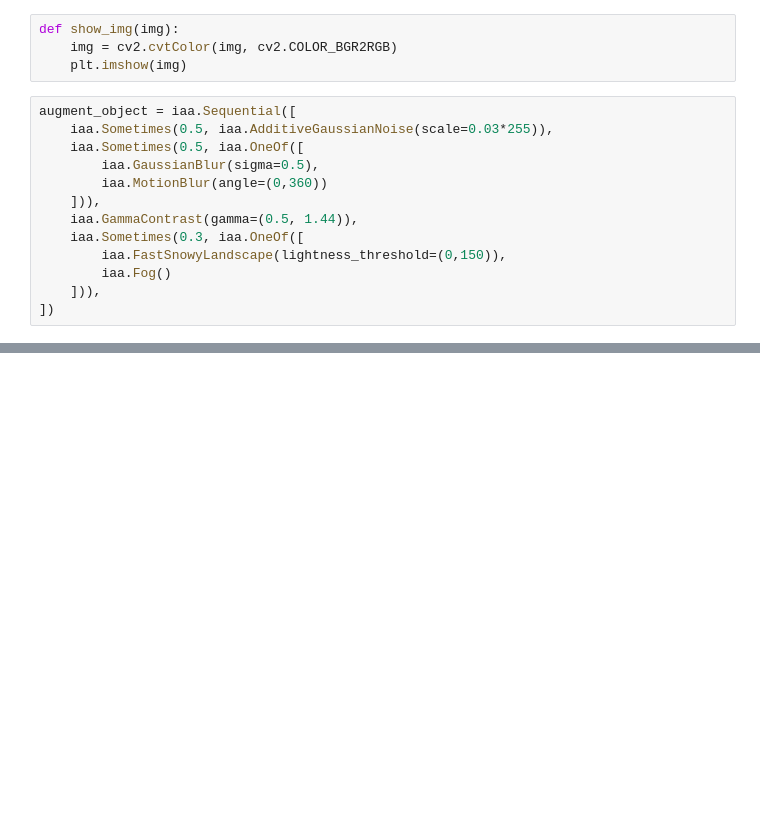
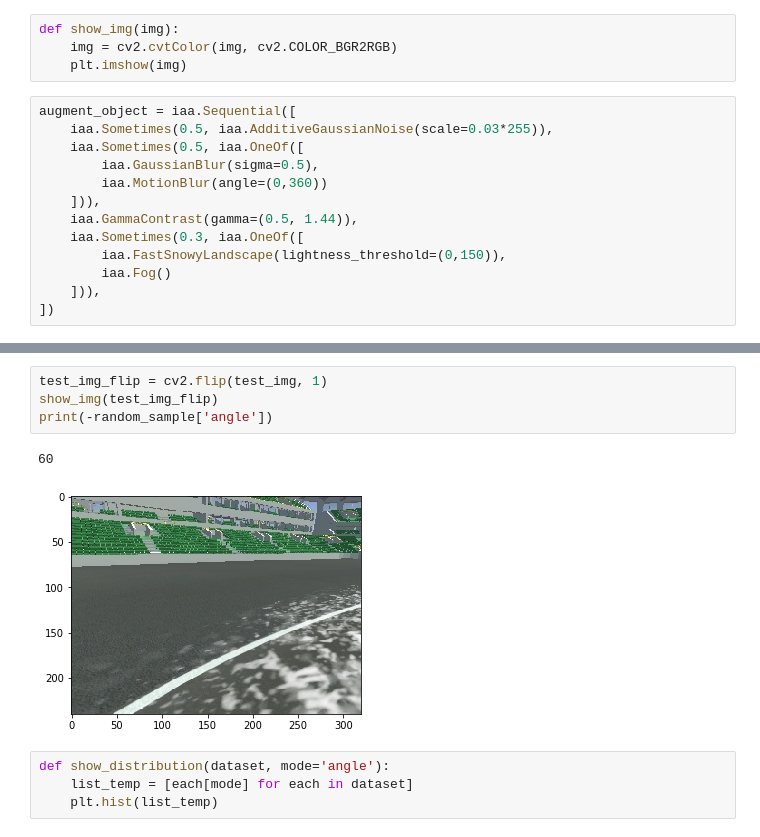
Before and after one commit to hit-haui/model_notTrashCar, a Jupyter notebook: data_normalize.ipynb, the cells around one changed output, grey strips where cells are left out. Drawn from its saved outputs; the diff is of its cells as text; blank space fills up the shorter version.

```diff
--- a/data_normalize.ipynb
+++ b/data_normalize.ipynb
@@ -84,0 +89,11 @@ plt.hist(angle_list)
+# %%
+test_img_flip = cv2.flip(test_img, 1)
+show_img(test_img_flip)
+print(-random_sample['angle'])
+# %% [output]
+60
+[figure, added]
+# %%
+def show_distribution(dataset, mode='angle'):
+    list_temp = [each[mode] for each in dataset]
+    plt.hist(list_temp)
```
Also changed, not shown: parts of 36 cells of this notebook.
